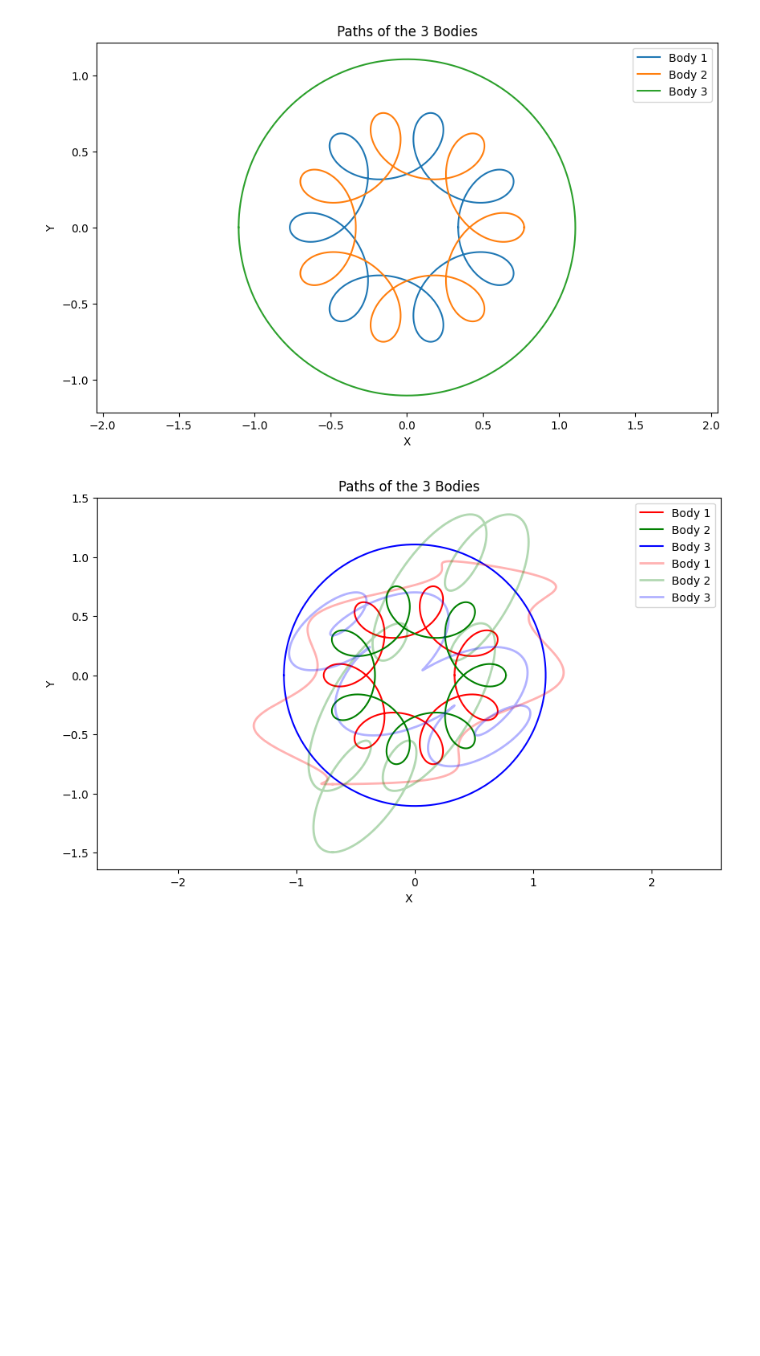
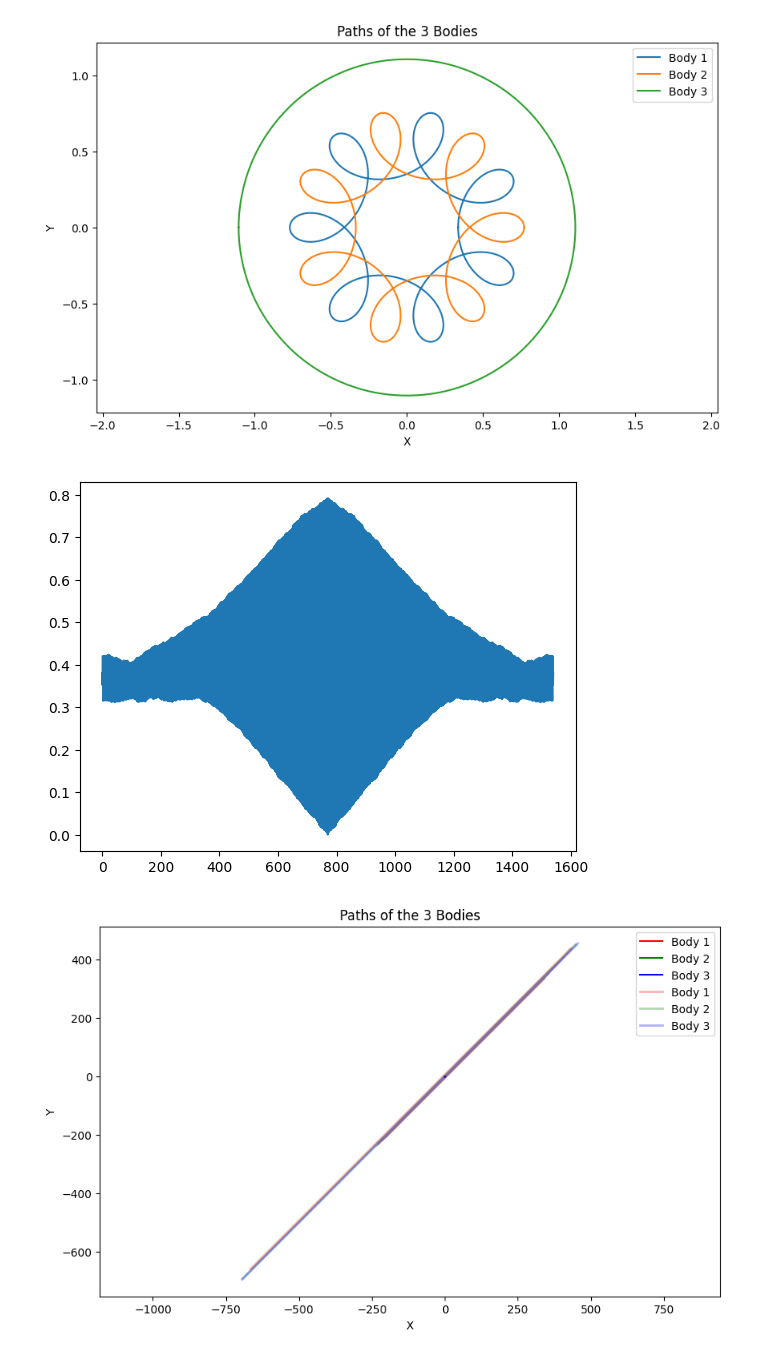
Before and after one commit to jetabery/lie-pca, a Jupyter notebook: lie-3bp.ipynb, the cells around one changed output. Cells and saved outputs as stored; diff of their text form; code cells hidden in the pictures; blank space fills up the shorter version.

Commit message:
include weights normalization and optional timestamps

```diff
--- a/lie-3bp.ipynb
+++ b/lie-3bp.ipynb
@@ -8,12 +8,14 @@ plot_orbit(X)
 # %% [output]
 [figure]
 # %%
-# X = reorder_dataset(X)
-P = get_irreps(X)
+X = X.T
+X, weights, t = reorder_dataset(X)
+P = get_irreps(x=X, t=t, plot_norms=True)
 x_start = X[:, 0]
 x_approx = construct_orbit(P, x_start, num_points=X.shape[1]).real
 np.linalg.norm(x_approx.imag)
 # plot_results(X.T, x_approx.T, projection='pca')
 plot_orbit_and_approx(X, x_approx)
 # %% [output]
-[figure, old version]
+[figure, new version]
+[figure, added]
```
Also changed, not shown: 1 other file.
